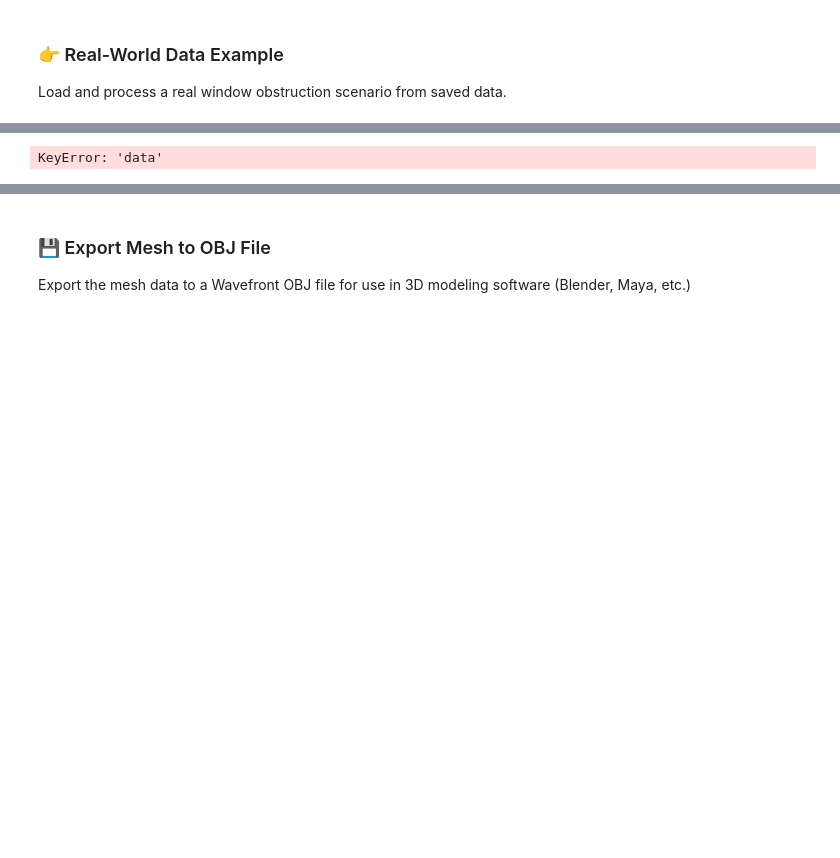
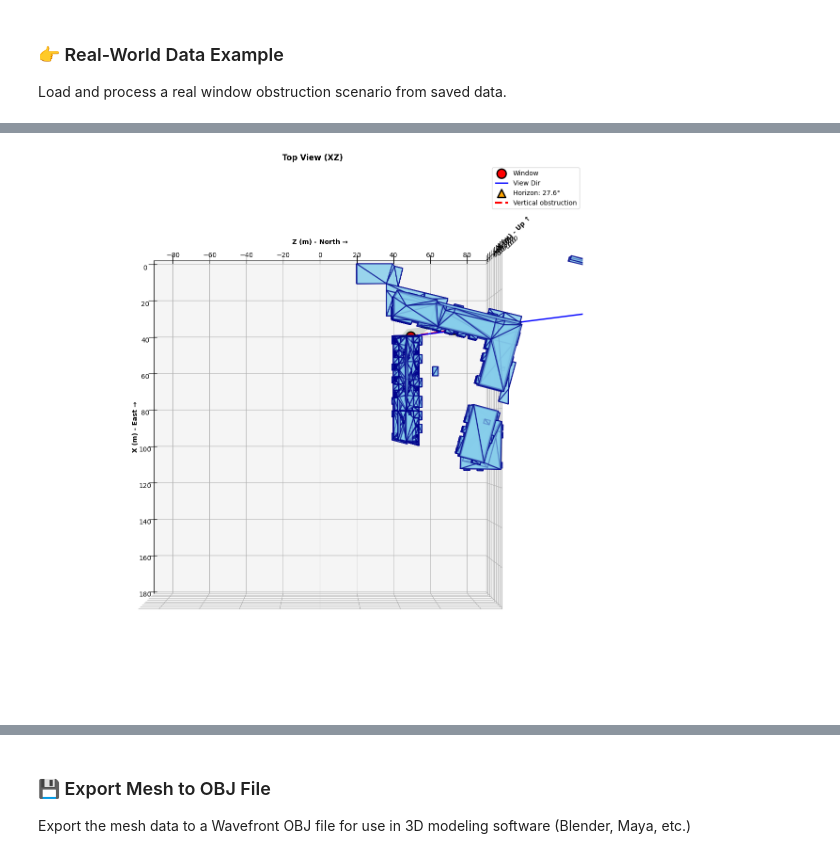
Before and after one commit to upskiller-xyz/server_obstruction, a Jupyter notebook: example/demo.ipynb, the cells around one changed output, grey strips where cells are left out. Saved outputs shown, nothing was run; the diff lists cells and outputs as text; code cells hidden in the pictures; blank space fills up the shorter version.

```diff
--- a/example/demo.ipynb
+++ b/example/demo.ipynb
@@ -279,32 +298,32 @@ NameError: name 'horizon_data' is not defined
 # %%
 h_data = corrected_result["data"]["horizon"]
 z_data = corrected_result["data"]["zenith"]
 fig = plt.figure(figsize=(18, 12))
 
 # Define different viewing angles (elevation, azimuth)
 views = [
     (90, 0, "Top View (XZ)")
 ]
 
 for idx, (elev, azim, title) in enumerate(views, 1):
     ax = fig.add_subplot(1, 1, idx, projection='3d')
 
     # Create visualizer for each subplot using direction_angle
     # Note: corrected_data['rad_y'] = 0.0, which is the direction_angle
     visualizer = CombinedObstructionVisualizer(
         window_center=[corrected_data['x'], corrected_data['y'], corrected_data['z']],
         direction_angle=corrected_data['direction_angle'],  # rad_y=0.0 (facing +X)
-        mesh_vertices=corrected_data['mesh'][:3000]
+        mesh_vertices=corrected_data['mesh']
     )
 
     visualizer.visualize(ax, h_data, z_data)
     ax.view_init(elev=elev, azim=azim)
     ax.set_title(title, fontsize=12, fontweight='bold')
 
 plt.tight_layout()
 plt.show()
 # %% [output]
-KeyError: 'data'
+[figure, added]
 # %%
 h_data = corrected_result["data"]["horizon"]
 z_data = corrected_result["data"]["zenith"]
```
Also changed, not shown: parts of 22 cells of this notebook.
